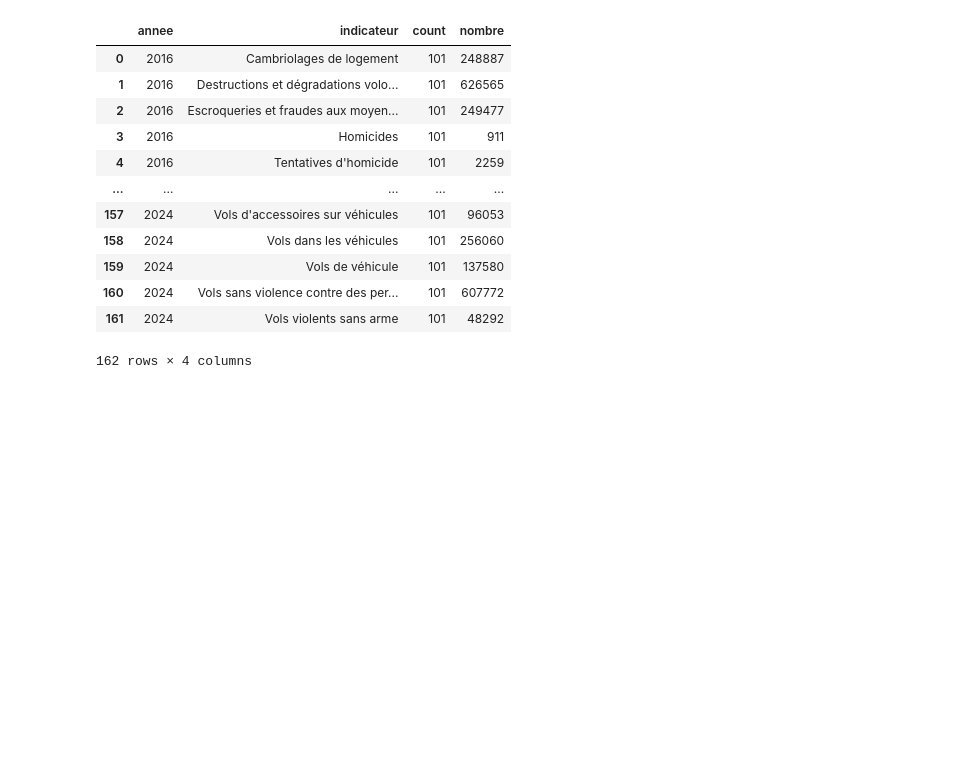
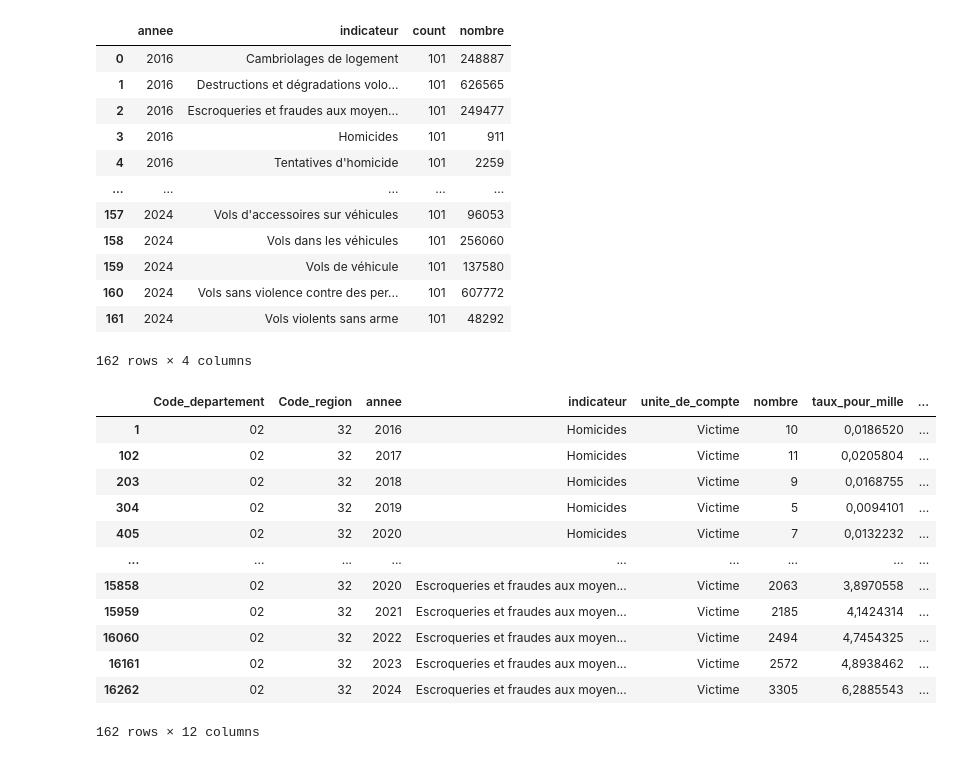
Before and after one commit to iri-rsl/Deliquency-Streamlit-Project, a Jupyter notebook: utils/preparing_data.ipynb, the cells around one changed output. Saved outputs shown, nothing was run; the diff lists cells and outputs as text; code cells hidden in the pictures; blank space fills up the shorter version.

```diff
--- a/utils/preparing_data.ipynb
+++ b/utils/preparing_data.ipynb
@@ -224,3 +225,19 @@ yearly_trends
 | 160 | 2024 | Vols sans violence contre des per... | 101 | 607772 |
 | 161 | 2024 | Vols violents sans arme | 101 | 48292 |
 162 rows × 4 columns
+# %%
+data[data['Code_departement'] == '02']
+# %% [output]
+|  | Code_departement | Code_region | annee | indicateur | unite_de_compte | nombre | taux_pour_mille | ... |
+| 1 | 02 | 32 | 2016 | Homicides | Victime | 10 | 0,0186520 | ... |
+| 102 | 02 | 32 | 2017 | Homicides | Victime | 11 | 0,0205804 | ... |
+| 203 | 02 | 32 | 2018 | Homicides | Victime | 9 | 0,0168755 | ... |
+| 304 | 02 | 32 | 2019 | Homicides | Victime | 5 | 0,0094101 | ... |
+| 405 | 02 | 32 | 2020 | Homicides | Victime | 7 | 0,0132232 | ... |
+| ... | ... | ... | ... | ... | ... | ... | ... | ... |
+| 15858 | 02 | 32 | 2020 | Escroqueries et fraudes aux moyen... | Victime | 2063 | 3,8970558 | ... |
+| 15959 | 02 | 32 | 2021 | Escroqueries et fraudes aux moyen... | Victime | 2185 | 4,1424314 | ... |
+| 16060 | 02 | 32 | 2022 | Escroqueries et fraudes aux moyen... | Victime | 2494 | 4,7454325 | ... |
+| 16161 | 02 | 32 | 2023 | Escroqueries et fraudes aux moyen... | Victime | 2572 | 4,8938462 | ... |
+| 16262 | 02 | 32 | 2024 | Escroqueries et fraudes aux moyen... | Victime | 3305 | 6,2885543 | ... |
+162 rows × 12 columns
```
Also changed, not shown: parts of 6 cells of this notebook, 9 other files.
